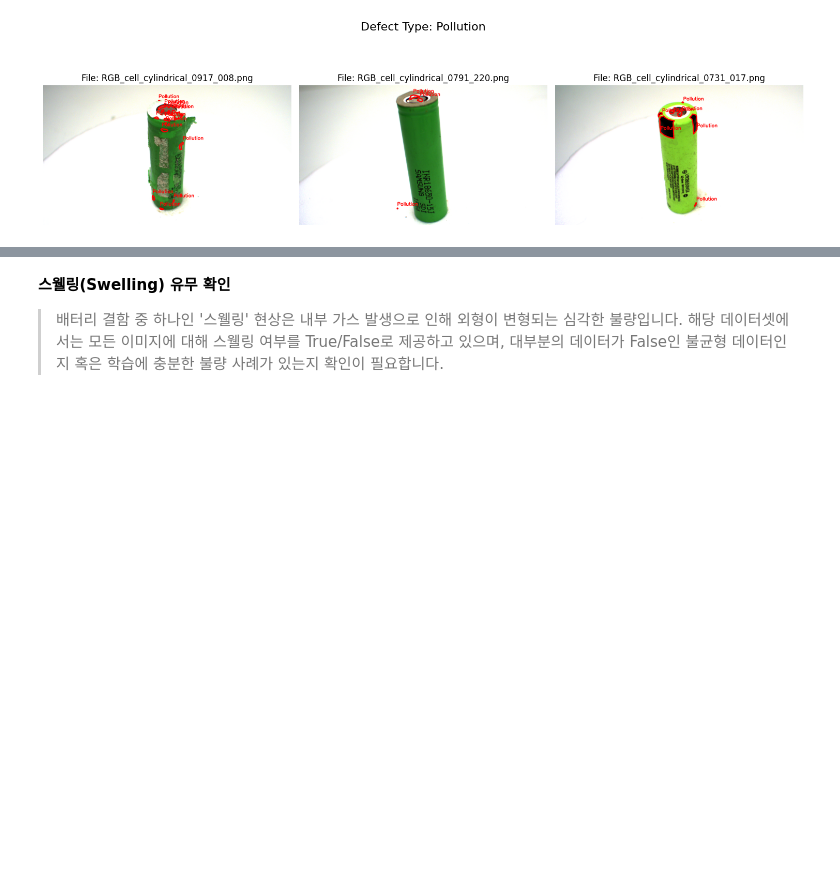
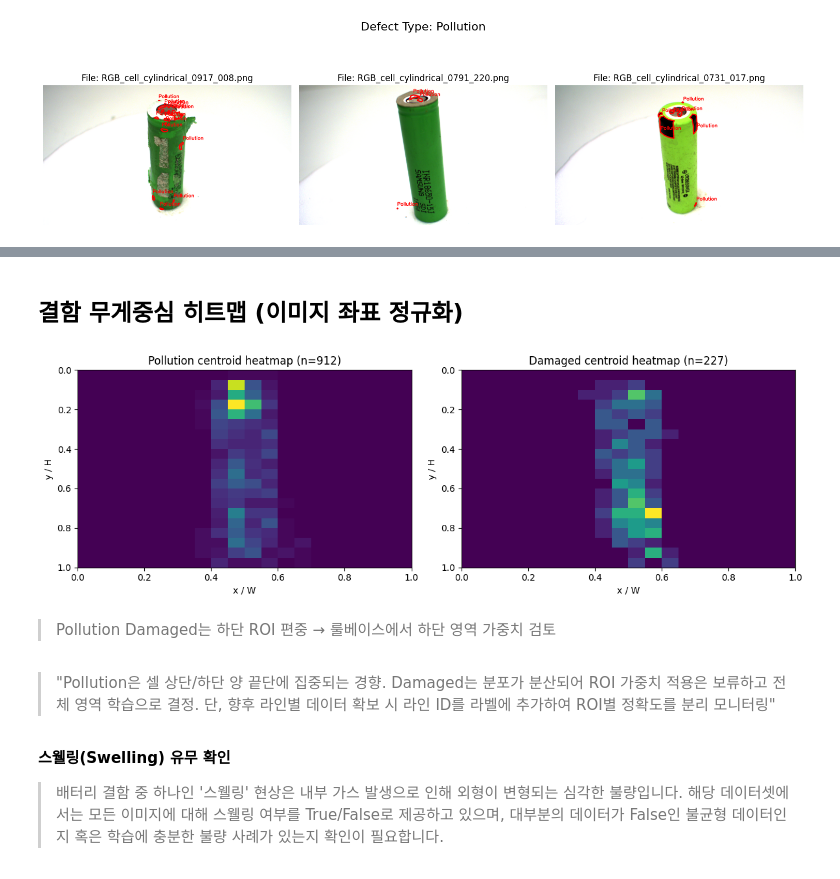
Before and after one commit to JJang-404/battery-mlops-vision, a Jupyter notebook: notebooks/01_eda.ipynb, the cells around one changed output, grey strips where cells are left out. Saved outputs shown, nothing was run; the diff lists cells and outputs as text; code cells hidden in the pictures; blank space fills up the shorter version.

```diff
--- a/notebooks/01_eda.ipynb
+++ b/notebooks/01_eda.ipynb
@@ -246,3 +251,35 @@ visualize_samples(all_data, 'Damaged', num_samples=3)
+# %% [markdown]
+## 결함 무게중심 히트맵 (이미지 좌표 정규화)
+# %%
+import numpy as np, matplotlib.pyplot as plt
+
+centers = {'Pollution': [], 'Damaged': []}
+for data in all_data:
+    W = data['image_info']['width']
+    H = data['image_info']['height']
+    for d in data.get('defects', []) or []:
+        name = d.get('name')
+        pts = np.array(d.get('points', [])).reshape(-1, 2).astype(np.float32)
+        if len(pts) < 3 or name not in centers:
+            continue
+        cx, cy = pts[:, 0].mean() / W, pts[:, 1].mean() / H
+        centers[name].append((cx, cy))
+
+fig, axes = plt.subplots(1, 2, figsize=(12, 4))
+for ax, (name, pts) in zip(axes, centers.items()):
+    arr = np.array(pts)
+    ax.hist2d(arr[:, 0], arr[:, 1], bins=20, range=[[0, 1], [0, 1]])
+    ax.invert_yaxis()              # 이미지 좌표계
+    ax.set_title(f'{name} centroid heatmap (n={len(pts)})')
+    ax.set_xlabel('x / W'); ax.set_ylabel('y / H')
+plt.tight_layout(); plt.show()
+# %% [output]
+[figure, added]
+# %% [markdown]
+> Pollution
+Damaged는 하단 ROI 편중 → 룰베이스에서 하단 영역 가중치 검토
+# %% [markdown]
+> "Pollution은 셀 상단/하단 양 끝단에 집중되는 경향. Damaged는 분포가 분산되어 ROI 가중치 적용은 보류하고 전체 영역 학습으로 결정. 단, 향후 라인별 데이터 확보 시 라인 ID를 라벨에 추가하여 ROI별 정확도를 분리 모니터링"
 # %% [markdown]
 **스웰링(Swelling) 유무 확인**
 
```
Also changed, not shown: parts of 11 cells of this notebook, 3 other files.
